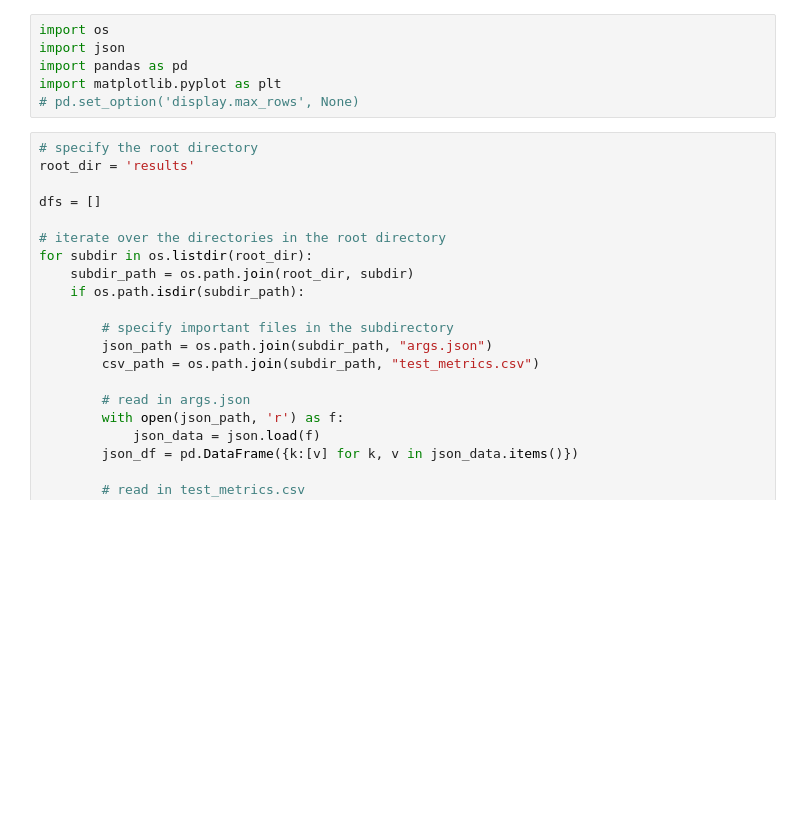
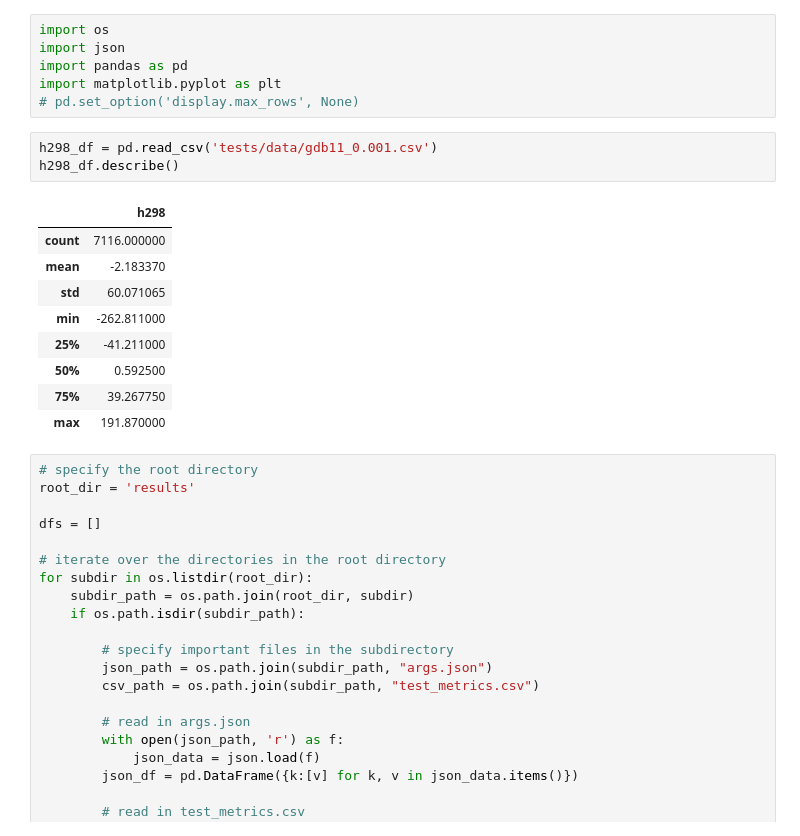
Before and after one commit to sourcery-ai-experiments/chemprop, a Jupyter notebook: multifidelity_results_analysis.ipynb, the cells around one changed output. Drawn from its saved outputs; the diff is of its cells as text; blank space fills up the shorter version.

```diff
--- a/multifidelity_results_analysis.ipynb
+++ b/multifidelity_results_analysis.ipynb
@@ -4,6 +4,19 @@ import json
 import pandas as pd
 import matplotlib.pyplot as plt
 # pd.set_option('display.max_rows', None)
+# %%
+h298_df = pd.read_csv('tests/data/gdb11_0.001.csv')
+h298_df.describe()
+# %% [output]
+|  | h298 |
+| count | 7116.000000 |
+| mean | -2.183370 |
+| std | 60.071065 |
+| min | -262.811000 |
+| 25% | -41.211000 |
+| 50% | 0.592500 |
+| 75% | 39.267750 |
+| max | 191.870000 |
 # %%
 # specify the root directory
 root_dir = 'results'
```
Also changed, not shown: parts of 2 cells of this notebook, 3 other files.
